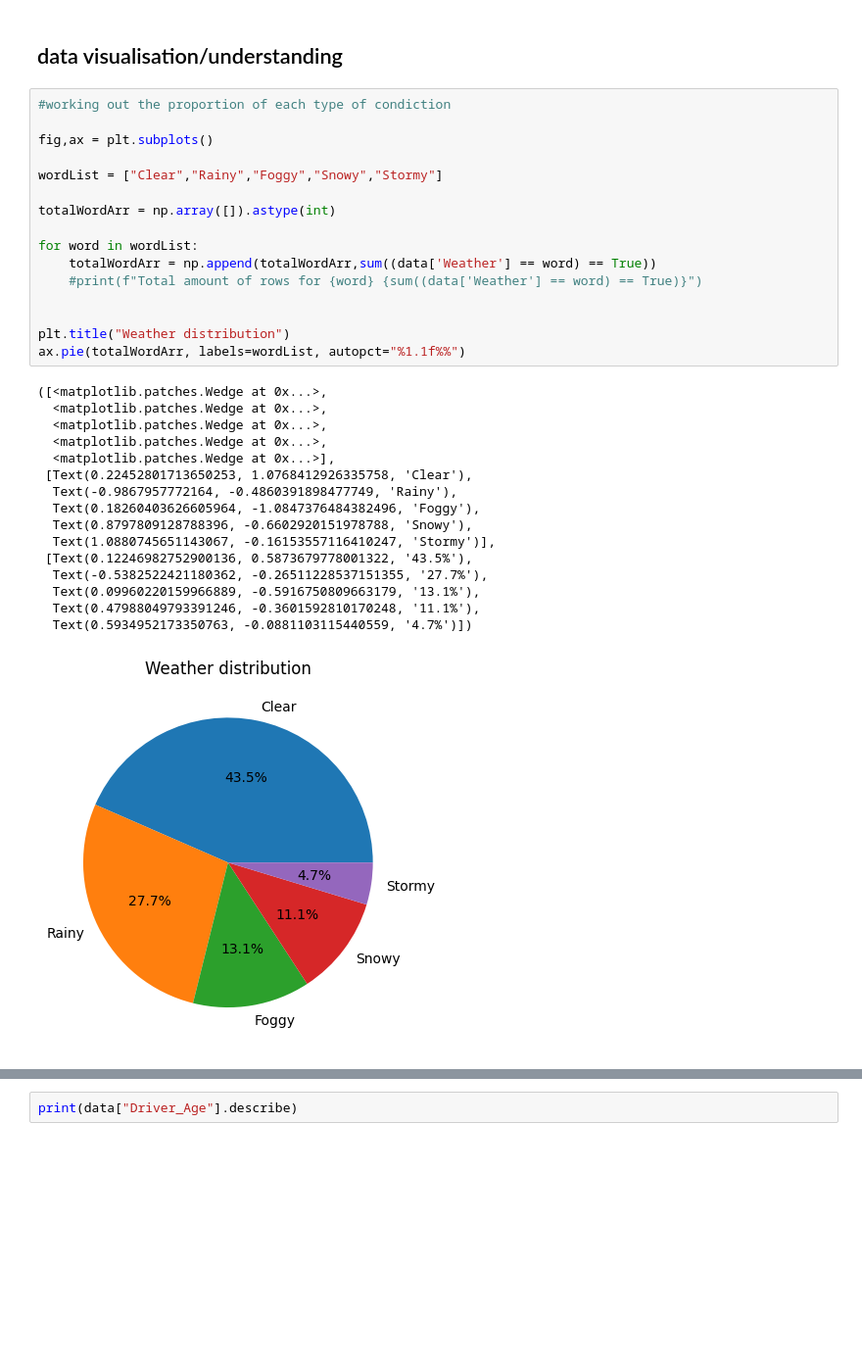
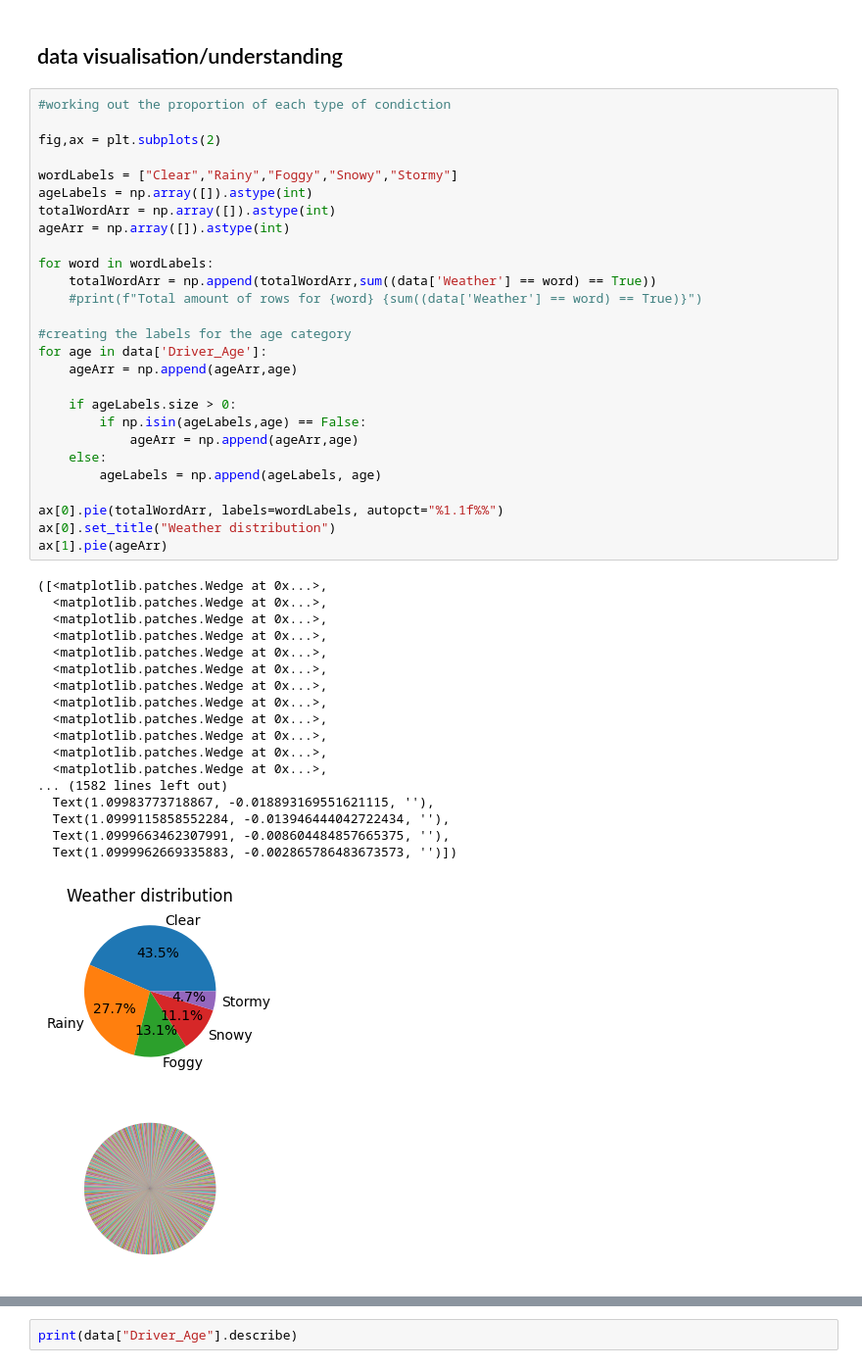
Before and after one commit to bigdog0044/Traffic-Accident-Prediction, a Jupyter notebook: main.ipynb, the cells around one changed output, grey strips where cells are left out. Shown at 98% size. Drawn from its saved outputs; the diff is of its cells as text; blank space fills up the shorter version.

Commit message:
added code to add lables which will be used in the pie chart

```diff
--- a/main.ipynb
+++ b/main.ipynb
@@ -66,33 +66,46 @@ data.head()
 # %%
 #working out the proportion of each type of condiction
 
-fig,ax = plt.subplots()
+fig,ax = plt.subplots(2)
 
-wordList = ["Clear","Rainy","Foggy","Snowy","Stormy"]
+wordLabels = ["Clear","Rainy","Foggy","Snowy","Stormy"]
+ageLabels = np.array([]).astype(int)
+totalWordArr = np.array([]).astype(int)
+ageArr = np.array([]).astype(int)
 
-totalWordArr = np.array([]).astype(int)
-
-for word in wordList:
+for word in wordLabels:
     totalWordArr = np.append(totalWordArr,sum((data['Weather'] == word) == True))
     #print(f"Total amount of rows for {word} {sum((data['Weather'] == word) == True)}")
 
+#creating the labels for the age category
+for age in data['Driver_Age']:
+    ageArr = np.append(ageArr,age)
 
-plt.title("Weather distribution")
-ax.pie(totalWordArr, labels=wordList, autopct="%1.1f%%")
+    if ageLabels.size > 0:
+        if np.isin(ageLabels,age) == False:
+            ageArr = np.append(ageArr,age)
+    else:
+        ageLabels = np.append(ageLabels, age)
+
+ax[0].pie(totalWordArr, labels=wordLabels, autopct="%1.1f%%")
+ax[0].set_title("Weather distribution")
+ax[1].pie(ageArr)
 # %% [output]
 ([<matplotlib.patches.Wedge at 0x...>,
   <matplotlib.patches.Wedge at 0x...>,
   <matplotlib.patches.Wedge at 0x...>,
   <matplotlib.patches.Wedge at 0x...>,
-  <matplotlib.patches.Wedge at 0x...>],
- [Text(0.22452801713650253, 1.0768412926335758, 'Clear'),
-  Text(-0.9867957772164, -0.4860391898477749, 'Rainy'),
-  Text(0.18260403626605964, -1.0847376484382496, 'Foggy'),
-  Text(0.8797809128788396, -0.6602920151978788, 'Snowy'),
-  Text(1.0880745651143067, -0.16153557116410247, 'Stormy')],
- [Text(0.12246982752900136, 0.5873679778001322, '43.5%'),
-  Text(-0.5382522421180362, -0.26511228537151355, '27.7%'),
-  Text(0.09960220159966889, -0.5916750809663179, '13.1%'),
-  Text(0.47988049793391246, -0.3601592810170248, '11.1%'),
-  Text(0.5934952173350763, -0.0881103115440559, '4.7%')])
+  <matplotlib.patches.Wedge at 0x...>,
+  <matplotlib.patches.Wedge at 0x...>,
+  <matplotlib.patches.Wedge at 0x...>,
+  <matplotlib.patches.Wedge at 0x...>,
+  <matplotlib.patches.Wedge at 0x...>,
+  <matplotlib.patches.Wedge at 0x...>,
+  <matplotlib.patches.Wedge at 0x...>,
+  <matplotlib.patches.Wedge at 0x...>,
+... (1582 lines left out)
+  Text(1.09983773718867, -0.018893169551621115, ''),
+  Text(1.0999115858552284, -0.013946444042722434, ''),
+  Text(1.0999663462307991, -0.008604484857665375, ''),
+  Text(1.0999962669335883, -0.002865786483673573, '')])
-[figure, old version]
+[figure, new version]
```
Also changed, not shown: parts of 2 cells of this notebook.
